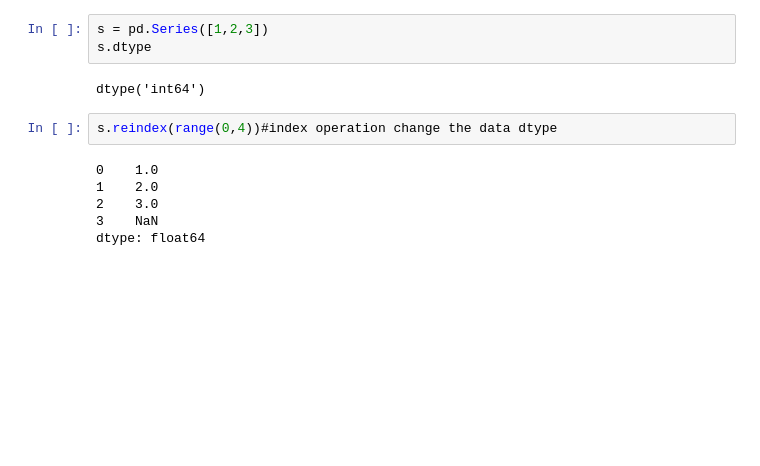
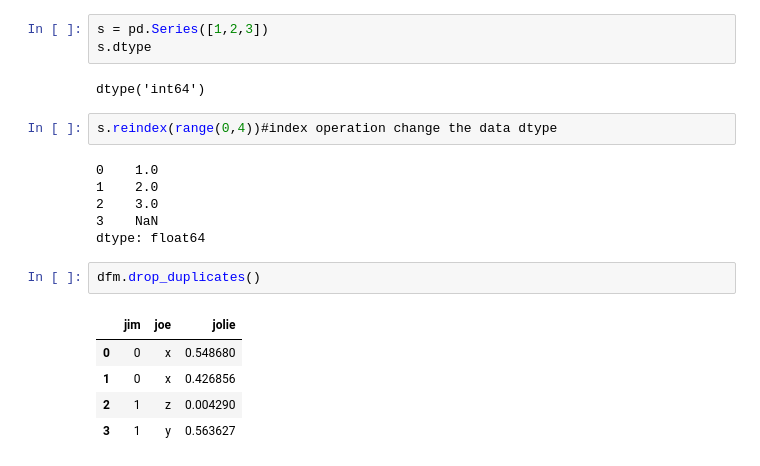
Before and after one commit to dufufeisdu/AI_Trading_Learn_Packages, a Jupyter notebook: learn/pandas/multiIndex.ipynb, the cells around one changed output. Cells and saved outputs as stored; diff of their text form; blank space fills up the shorter version.

```diff
--- a/learn/pandas/multiIndex.ipynb
+++ b/learn/pandas/multiIndex.ipynb
@@ -647,3 +647,11 @@ s.reindex(range(0,4))#index operation change the data dtype
 2    3.0
 3    NaN
 dtype: float64
+# %%
+dfm.drop_duplicates()
+# %% [output]
+|  | jim | joe | jolie |
+| 0 | 0 | x | 0.548680 |
+| 1 | 0 | x | 0.426856 |
+| 2 | 1 | z | 0.004290 |
+| 3 | 1 | y | 0.563627 |
```
Also changed, not shown: parts of 1 cell of this notebook.
